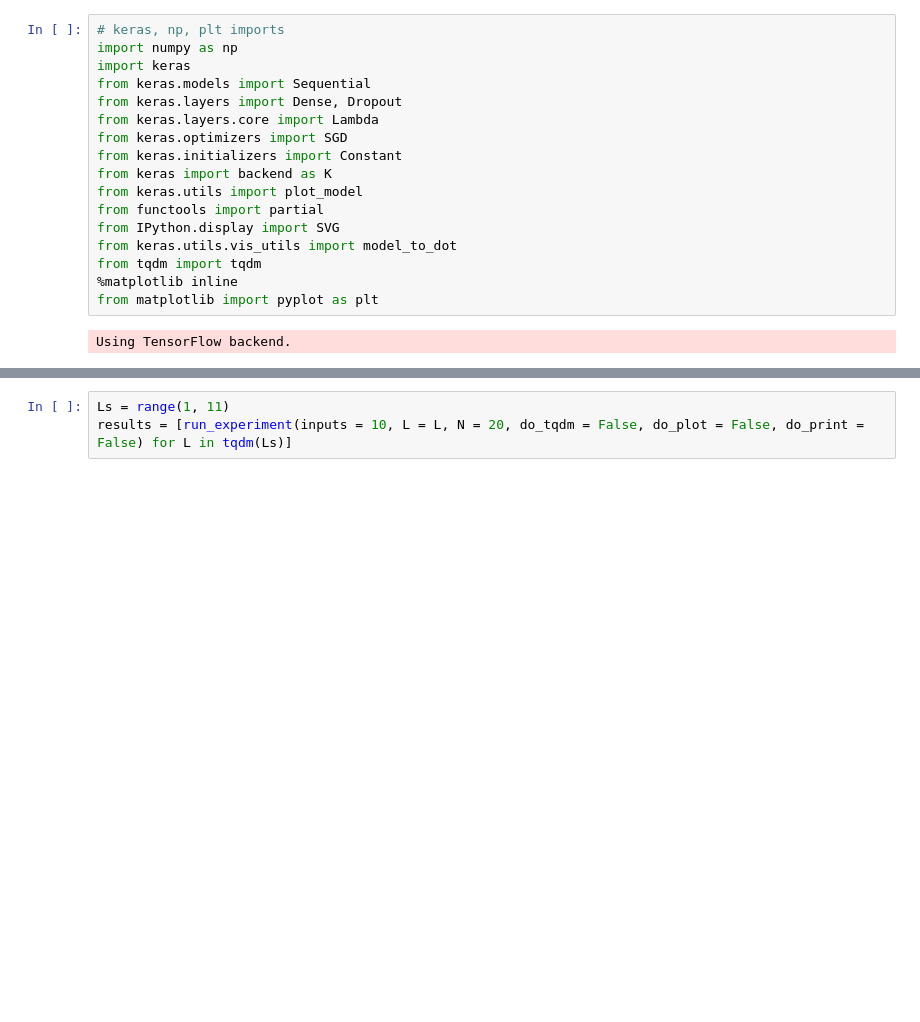
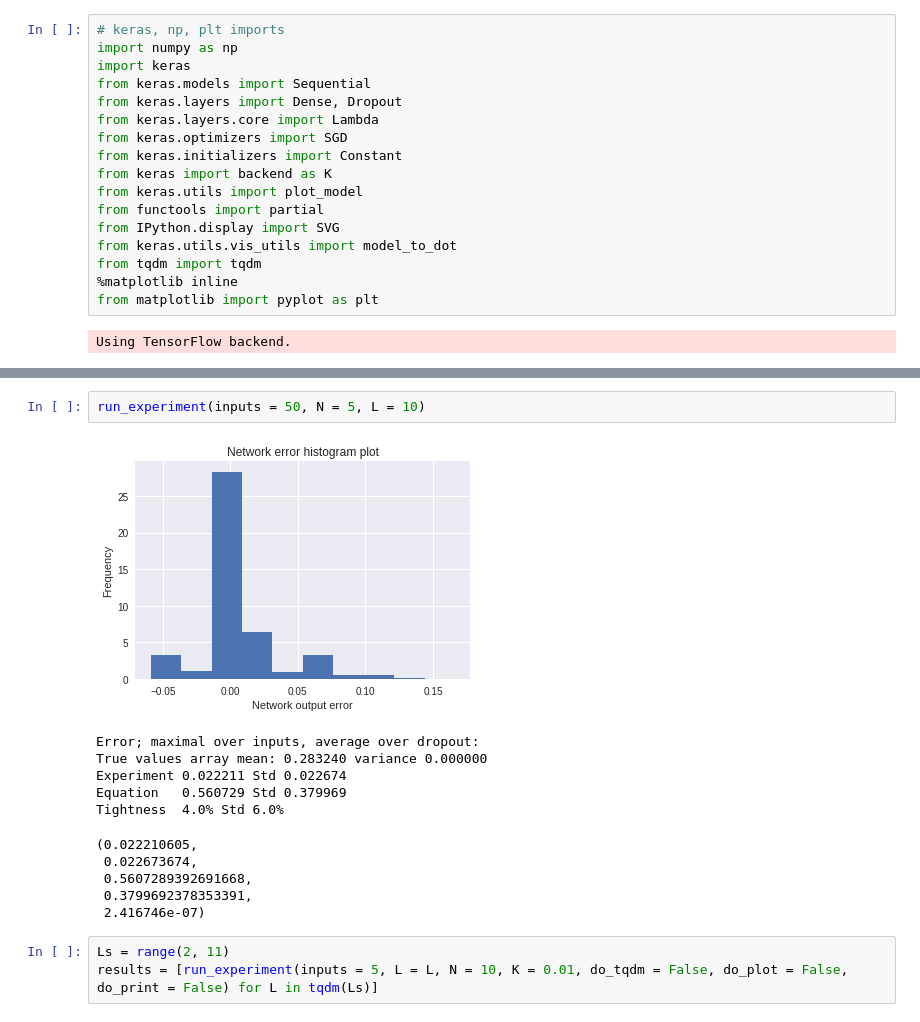
Before and after one commit to LPD-EPFL/nn-fault-tolerance, a Jupyter notebook: DropoutErrorVarianceKerasColab.ipynb, the cells around one changed output, grey strips where cells are left out. Cells and saved outputs as stored; diff of their text form; blank space fills up the shorter version.

```diff
--- a/DropoutErrorVarianceKerasColab.ipynb
+++ b/DropoutErrorVarianceKerasColab.ipynb
@@ -256,4 +263,18 @@ def run_experiment(L = 3, N = 10, p = 0.1, repetitions = 10000, inputs = 50, K =
+# %%
+run_experiment(inputs = 50, N = 5, L = 10)
+# %% [output]
+[figure, added]
+Error; maximal over inputs, average over dropout:
+True values array mean: 0.283240 variance 0.000000
+Experiment 0.022211 Std 0.022674
+Equation   0.560729 Std 0.379969
+Tightness  4.0% Std 6.0%
+(0.022210605,
+ 0.022673674,
+ 0.5607289392691668,
+ 0.3799692378353391,
+ 2.416746e-07)
 # %%
-Ls = range(1, 11)
-results = [run_experiment(inputs = 10, L = L, N = 20, do_tqdm = False, do_plot = False, do_print = False) for L in tqdm(Ls)]
+Ls = range(2, 11)
+results = [run_experiment(inputs = 5, L = L, N = 10, K = 0.01, do_tqdm = False, do_plot = False, do_print = False) for L in tqdm(Ls)]
 # %%
```
Also changed, not shown: parts of 2 cells of this notebook.
